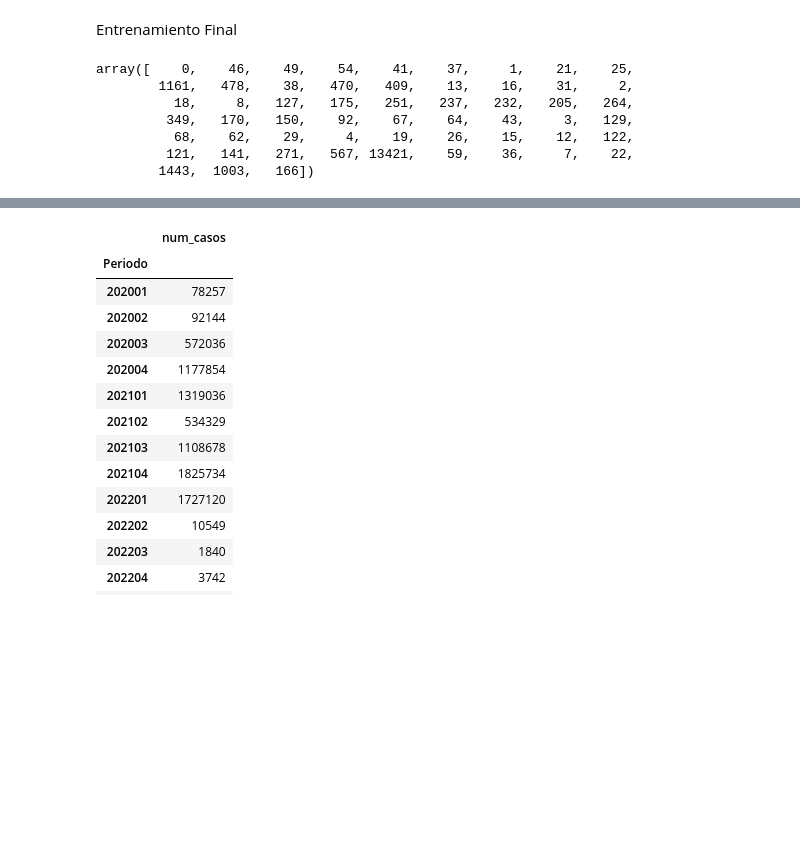
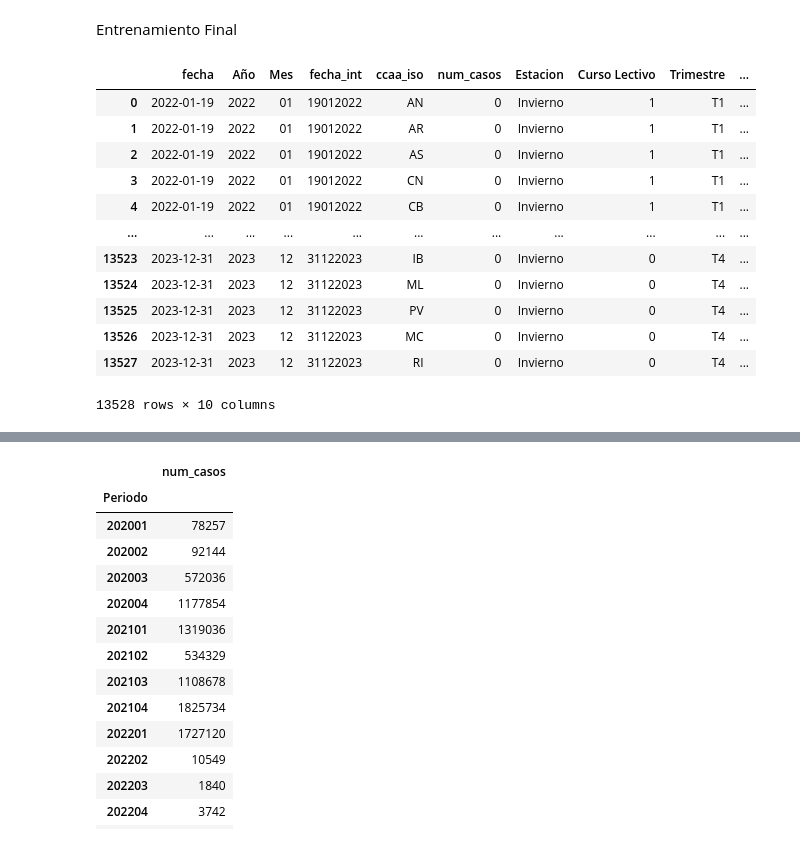
Before and after one commit to huezodaniel/TFM, a Jupyter notebook: ModeloCovid.ipynb, the cells around one changed output, grey strips where cells are left out. Saved outputs shown, nothing was run; the diff lists cells and outputs as text; code cells hidden in the pictures; blank space fills up the shorter version.

```diff
--- a/ModeloCovid.ipynb
+++ b/ModeloCovid.ipynb
@@ -427,13 +427,24 @@ Entrenamiento Final
  predictions = BoostModelFinal.predict(X_Predict)
  finalPredic['num_casos'] = predictions
  finalPredic['num_casos']  = finalPredic['num_casos'].astype(int)
-# %%
-finalPredic['num_casos'].unique()
-# %% [output]
-array([    0,    46,    49,    54,    41,    37,     1,    21,    25,
-        1161,   478,    38,   470,   409,    13,    16,    31,     2,
-          18,     8,   127,   175,   251,   237,   232,   205,   264,
-         349,   170,   150,    92,    67,    64,    43,     3,   129,
-          68,    62,    29,     4,    19,    26,    15,    12,   122,
-         121,   141,   271,   567, 13421,    59,    36,     7,    22,
-        1443,  1003,   166])
+# %%
+PrediccionCovid['num_casos'] = predictions
+# %%
+PrediccionCovid = PrediccionCovid.rename(columns={"fecha_x":"fecha", "Codigo":"ccaa_iso"})
+PrediccionCovid = PrediccionCovid[['fecha', 'Año', 'Mes', 'fecha_int', 'ccaa_iso', 'num_casos',
+       'Estacion', 'Curso Lectivo', 'Trimestre', 'Periodo']]
+PrediccionCovid
+# %% [output]
+|  | fecha | Año | Mes | fecha_int | ccaa_iso | num_casos | Estacion | Curso Lectivo | Trimestre | ... |
+| 0 | 2022-01-19 | 2022 | 01 | 19012022 | AN | 0 | Invierno | 1 | T1 | ... |
+| 1 | 2022-01-19 | 2022 | 01 | 19012022 | AR | 0 | Invierno | 1 | T1 | ... |
+| 2 | 2022-01-19 | 2022 | 01 | 19012022 | AS | 0 | Invierno | 1 | T1 | ... |
+| 3 | 2022-01-19 | 2022 | 01 | 19012022 | CN | 0 | Invierno | 1 | T1 | ... |
+| 4 | 2022-01-19 | 2022 | 01 | 19012022 | CB | 0 | Invierno | 1 | T1 | ... |
+| ... | ... | ... | ... | ... | ... | ... | ... | ... | ... | ... |
+| 13523 | 2023-12-31 | 2023 | 12 | 31122023 | IB | 0 | Invierno | 0 | T4 | ... |
+| 13524 | 2023-12-31 | 2023 | 12 | 31122023 | ML | 0 | Invierno | 0 | T4 | ... |
+| 13525 | 2023-12-31 | 2023 | 12 | 31122023 | PV | 0 | Invierno | 0 | T4 | ... |
+| 13526 | 2023-12-31 | 2023 | 12 | 31122023 | MC | 0 | Invierno | 0 | T4 | ... |
+| 13527 | 2023-12-31 | 2023 | 12 | 31122023 | RI | 0 | Invierno | 0 | T4 | ... |
+13528 rows × 10 columns
```
Also changed, not shown: parts of 3 cells of this notebook, 15 other files.
